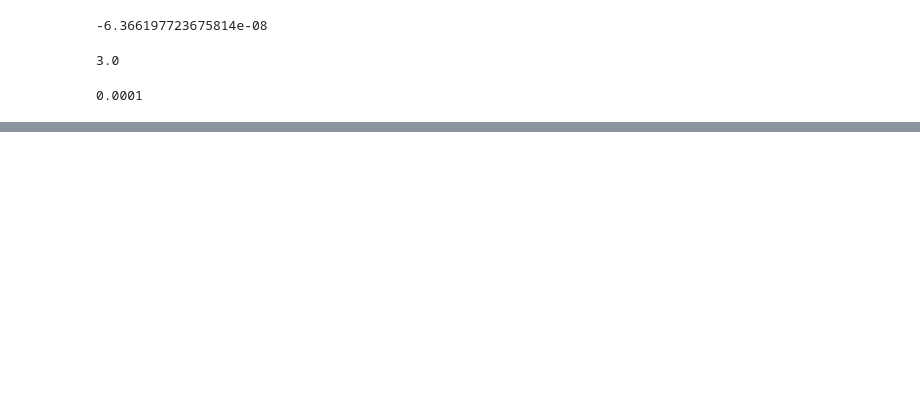
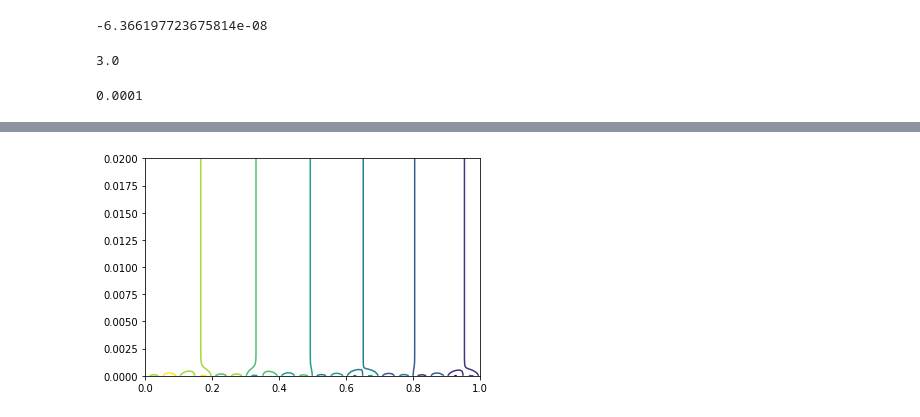
Before and after one commit to shawsa/m537, a Jupyter notebook: Takehome Project 1 Scratch.ipynb, the cells around one changed output, grey strips where cells are left out. Saved outputs shown, nothing was run; the diff lists cells and outputs as text; code cells hidden in the pictures; blank space fills up the shorter version.

```diff
--- a/Takehome Project 1 Scratch.ipynb
+++ b/Takehome Project 1 Scratch.ipynb
@@ -146,0 +159,5 @@ f(1)
+# %%
+U = u(X,T,20)
+CS = plt.contour(X,T,U)
+# %% [output]
+[figure, added]
```
Also changed, not shown: parts of 7 cells of this notebook.
